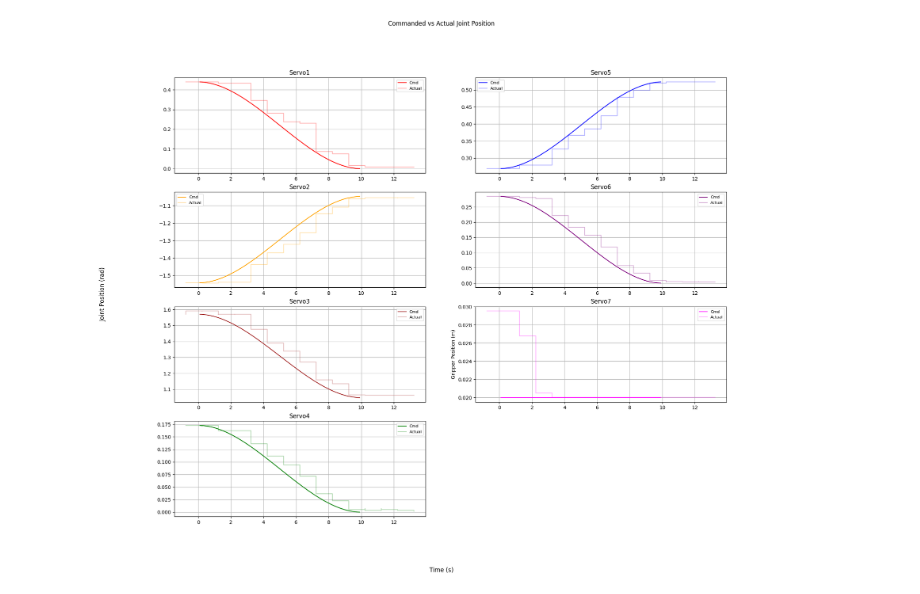
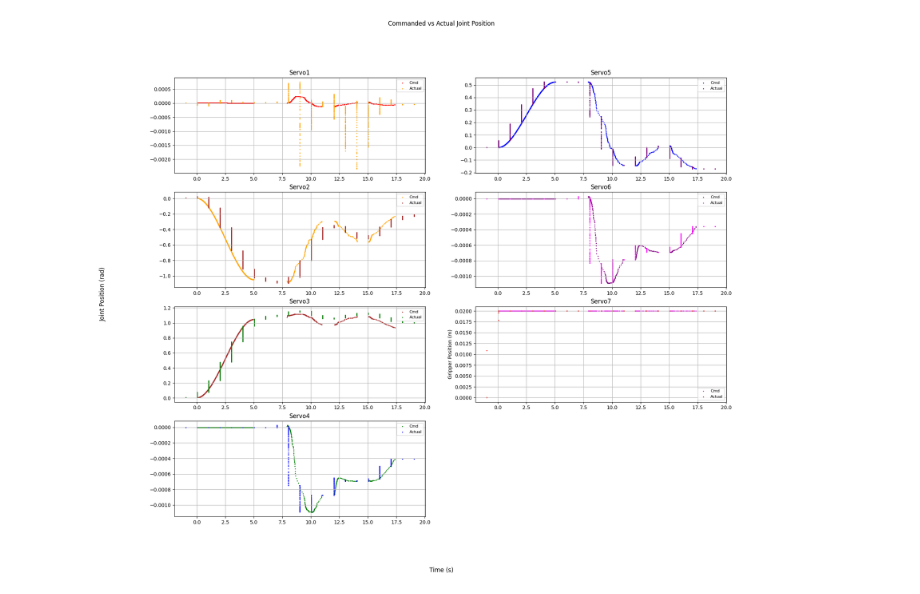
Before and after one commit to Caltech-AMBER/obelisk_examples, a Jupyter notebook: d1_control/d1_control/plot_data.ipynb, the cells around one changed output. Cells and saved outputs as stored; diff of their text form; code cells hidden in the pictures.

```diff
--- a/d1_control/d1_control/plot_data.ipynb
+++ b/d1_control/d1_control/plot_data.ipynb
@@ -4,22 +4,26 @@ import numpy as np
 import matplotlib.pyplot as plt
 import pandas as pd
 # %%
-TIME_STR = "20250724-171658" # Same as above
+TIME_STR = "20250728-125341"
 FOLDER_PATH = f"data/{TIME_STR}"
 SERVO_COMMAND_FILE_PATH = f"{FOLDER_PATH}/servo_command.csv"
 SERVO_STATE_FILE_PATH = f"{FOLDER_PATH}/servo_state.csv"
+
+POSITION_COMMAND_FILE_PATH = f"{FOLDER_PATH}/position_command.csv"
+POSITION_STATE_FILE_PATH = f"{FOLDER_PATH}/position_state.csv"
 
 NUM_JOINTS = 6
 NUM_SERVOS = 7
 COLORS = ["red", "orange", "brown", "green", "blue", "purple", "magenta"]
 OPACITY_CMD = 1
-OPACITY_STATE = 0.3
+OPACITY_STATE = 1
+MARKER_SIZE = 1
 # %%
-cmd_data = pd.read_csv(SERVO_COMMAND_FILE_PATH)
-# cmd_data
+servo_cmd = pd.read_csv(SERVO_COMMAND_FILE_PATH)
+# servo_cmd
 # %%
-state_data = pd.read_csv(SERVO_STATE_FILE_PATH)
-# state_data
+servo_state = pd.read_csv(SERVO_STATE_FILE_PATH)
+# servo_state
 # %%
 # fig, axes = plt.subplots(2, 4, constrained_layout=True)
 fig, axes = plt.subplots(4, 2, figsize=(20, 16))
@@ -28,44 +32,46 @@ for i in range(NUM_SERVOS + 1):
     col = i // 4
     row = i % 4
 
     if i == NUM_SERVOS:
         axes[row, col].set_visible(False)
         break
 
     # Plot servo{i} from command data
-    axes[row, col].plot(
-        cmd_data['time'],
-        cmd_data[f'servo{i + 1}'],
+    axes[row, col].scatter(
+        servo_cmd['time'],
+        servo_cmd[f'servo{i + 1}'],
         label='Cmd',
         color=COLORS[i],
-        alpha=OPACITY_CMD
+        alpha=OPACITY_CMD,
+        s=MARKER_SIZE
     )
 
     # Plot servo{i} from state data
-    axes[row, col].plot(
-        state_data['time'],
-        state_data[f'servo{i + 1}'],
+    axes[row, col].scatter(
+        servo_state['time'],
+        servo_state[f'servo{i + 1}'],
         label='Actual',
-        color=COLORS[i],
-        alpha=OPACITY_STATE
+        color=COLORS[i + 1] if i < NUM_JOINTS else COLORS[0],
+        alpha=OPACITY_STATE,
+        s=MARKER_SIZE
     )
 
-    axes[row, col].title.set_text(f"Servo{i + 1}")
+    axes[row, col].set_title(f"Servo{i + 1}")
     axes[row, col].legend(fontsize=8, loc='best')
 
     if i + 1 == NUM_SERVOS:
         axes[row, col].set_ylabel("Gripper Position (m)")
 
     axes[row, col].grid()
 
 # Add labels and title
 fig.supxlabel('Time (s)')
 fig.supylabel('Joint Position (rad)')
 fig.suptitle('Commanded vs Actual Joint Position')
 
 plt.show()
 # %% [output]
-[figure, old version]
+[figure, new version]
 # %%
 # Create a figure and axis
 plt.figure(figsize=(5, 3))
```
Also changed, not shown: parts of 9 cells of this notebook, 12 other files.
